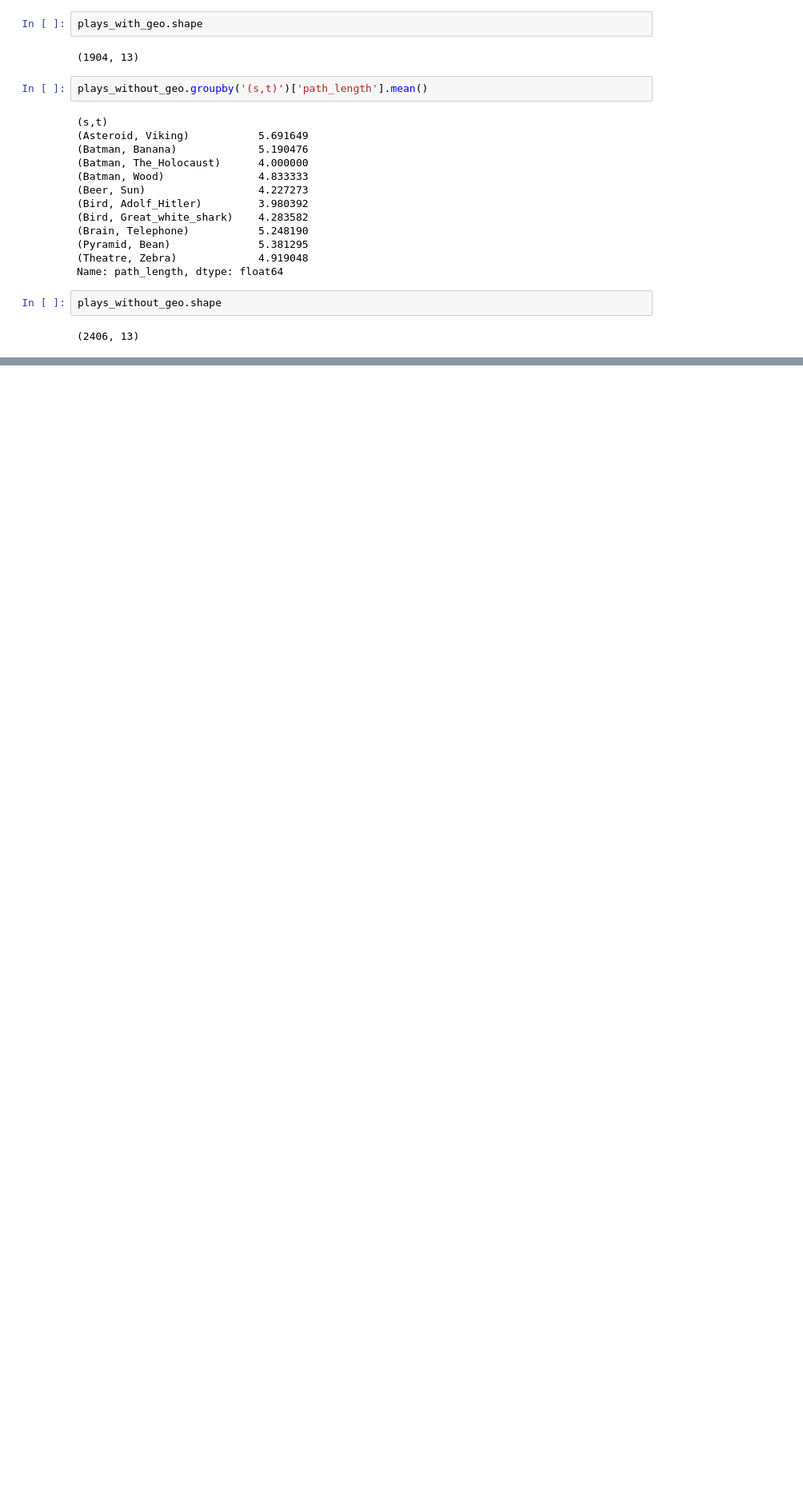
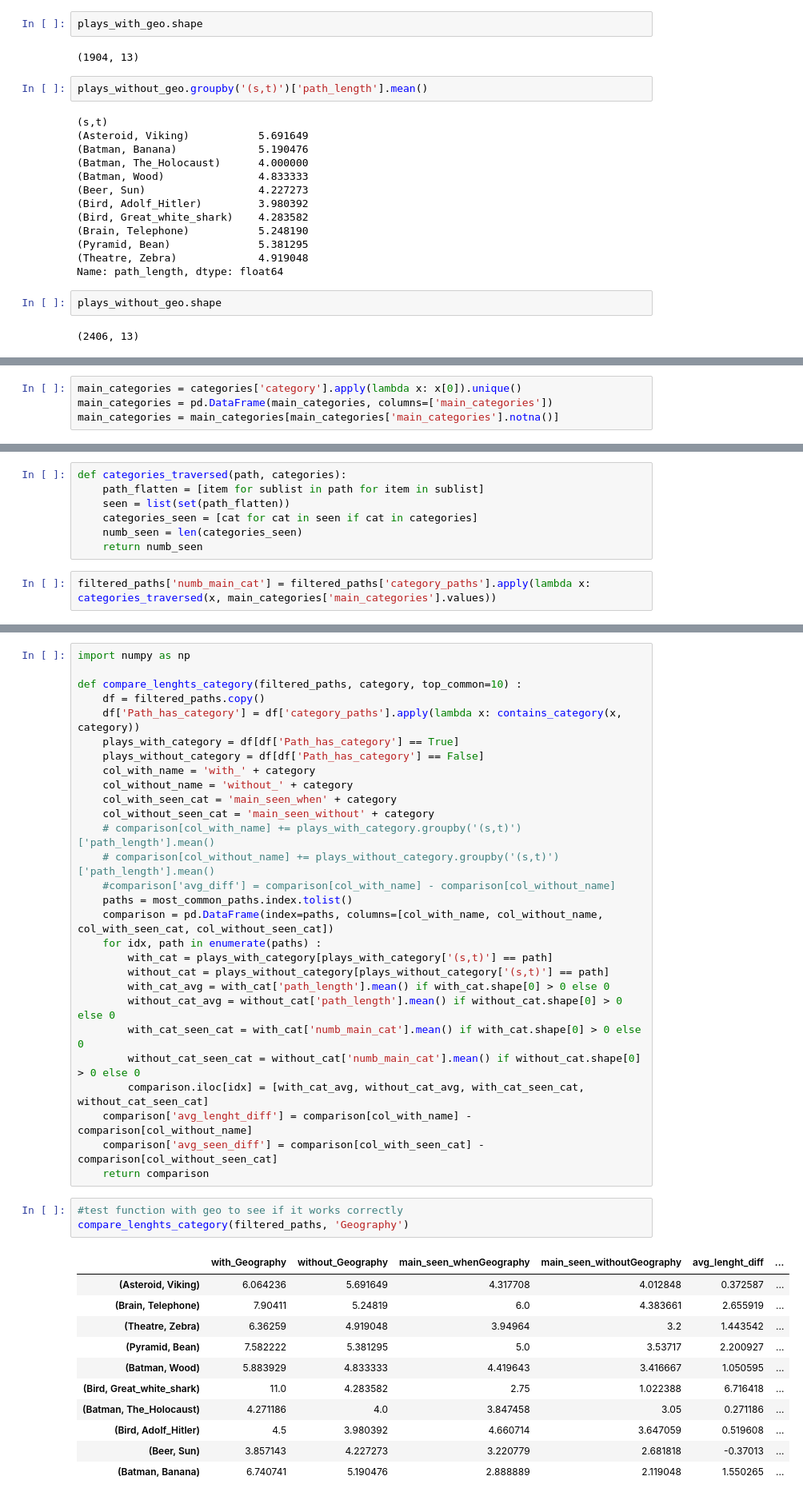
Before and after one commit to epfl-ada/ada-2024-project-tadaa, a Jupyter notebook: best_paths.ipynb, the cells around one changed output, grey strips where cells are left out. Shown at 80% size. Drawn from its saved outputs; the diff is of its cells as text; blank space fills up the shorter version.

```diff
--- a/best_paths.ipynb
+++ b/best_paths.ipynb
@@ -220,0 +243,4 @@ plays_without_geo.shape
+# %%
+main_categories = categories['category'].apply(lambda x: x[0]).unique()
+main_categories = pd.DataFrame(main_categories, columns=['main_categories'])
+main_categories = main_categories[main_categories['main_categories'].notna()]
@@ -220,0 +289,9 @@ plays_without_geo.shape
+# %%
+def categories_traversed(path, categories):
+    path_flatten = [item for sublist in path for item in sublist]
+    seen = list(set(path_flatten))
+    categories_seen = [cat for cat in seen if cat in categories]
+    numb_seen = len(categories_seen)
+    return numb_seen
+# %%
+filtered_paths['numb_main_cat'] = filtered_paths['category_paths'].apply(lambda x: categories_traversed(x, main_categories['main_categories'].values))
@@ -220,0 +304,43 @@ plays_without_geo.shape
+# %%
+import numpy as np
+
+def compare_lenghts_category(filtered_paths, category, top_common=10) :
+    df = filtered_paths.copy()
+    df['Path_has_category'] = df['category_paths'].apply(lambda x: contains_category(x, category))
+    plays_with_category = df[df['Path_has_category'] == True]
+    plays_without_category = df[df['Path_has_category'] == False]
+    col_with_name = 'with_' + category
+    col_without_name = 'without_' + category
+    col_with_seen_cat = 'main_seen_when' + category
+    col_without_seen_cat = 'main_seen_without' + category
+    # comparison[col_with_name] += plays_with_category.groupby('(s,t)')['path_length'].mean()
+    # comparison[col_without_name] += plays_without_category.groupby('(s,t)')['path_length'].mean()
+    #comparison['avg_diff'] = comparison[col_with_name] - comparison[col_without_name]
+    paths = most_common_paths.index.tolist()
+    comparison = pd.DataFrame(index=paths, columns=[col_with_name, col_without_name, col_with_seen_cat, col_without_seen_cat])
+    for idx, path in enumerate(paths) :
+        with_cat = plays_with_category[plays_with_category['(s,t)'] == path]
+        without_cat = plays_without_category[plays_without_category['(s,t)'] == path]
+        with_cat_avg = with_cat['path_length'].mean() if with_cat.shape[0] > 0 else 0
+        without_cat_avg = without_cat['path_length'].mean() if without_cat.shape[0] > 0 else 0
+        with_cat_seen_cat = with_cat['numb_main_cat'].mean() if with_cat.shape[0] > 0 else 0
+        without_cat_seen_cat = without_cat['numb_main_cat'].mean() if without_cat.shape[0] > 0 else 0
+        comparison.iloc[idx] = [with_cat_avg, without_cat_avg, with_cat_seen_cat, without_cat_seen_cat]
+    comparison['avg_lenght_diff'] = comparison[col_with_name] - comparison[col_without_name]
+    comparison['avg_seen_diff'] = comparison[col_with_seen_cat] - comparison[col_without_seen_cat]
+    return comparison
+# %%
+#test function with geo to see if it works correctly
+compare_lenghts_category(filtered_paths, 'Geography')
+# %% [output]
+|  | with_Geography | without_Geography | main_seen_whenGeography | main_seen_withoutGeography | avg_lenght_diff | ... |
+| (Asteroid, Viking) | 6.064236 | 5.691649 | 4.317708 | 4.012848 | 0.372587 | ... |
+| (Brain, Telephone) | 7.90411 | 5.24819 | 6.0 | 4.383661 | 2.655919 | ... |
+| (Theatre, Zebra) | 6.36259 | 4.919048 | 3.94964 | 3.2 | 1.443542 | ... |
+| (Pyramid, Bean) | 7.582222 | 5.381295 | 5.0 | 3.53717 | 2.200927 | ... |
+| (Batman, Wood) | 5.883929 | 4.833333 | 4.419643 | 3.416667 | 1.050595 | ... |
+| (Bird, Great_white_shark) | 11.0 | 4.283582 | 2.75 | 1.022388 | 6.716418 | ... |
+| (Batman, The_Holocaust) | 4.271186 | 4.0 | 3.847458 | 3.05 | 0.271186 | ... |
+| (Bird, Adolf_Hitler) | 4.5 | 3.980392 | 4.660714 | 3.647059 | 0.519608 | ... |
+| (Beer, Sun) | 3.857143 | 4.227273 | 3.220779 | 2.681818 | -0.37013 | ... |
+| (Batman, Banana) | 6.740741 | 5.190476 | 2.888889 | 2.119048 | 1.550265 | ... |
```
Also changed, not shown: parts of 15 cells of this notebook, 1 other file.
